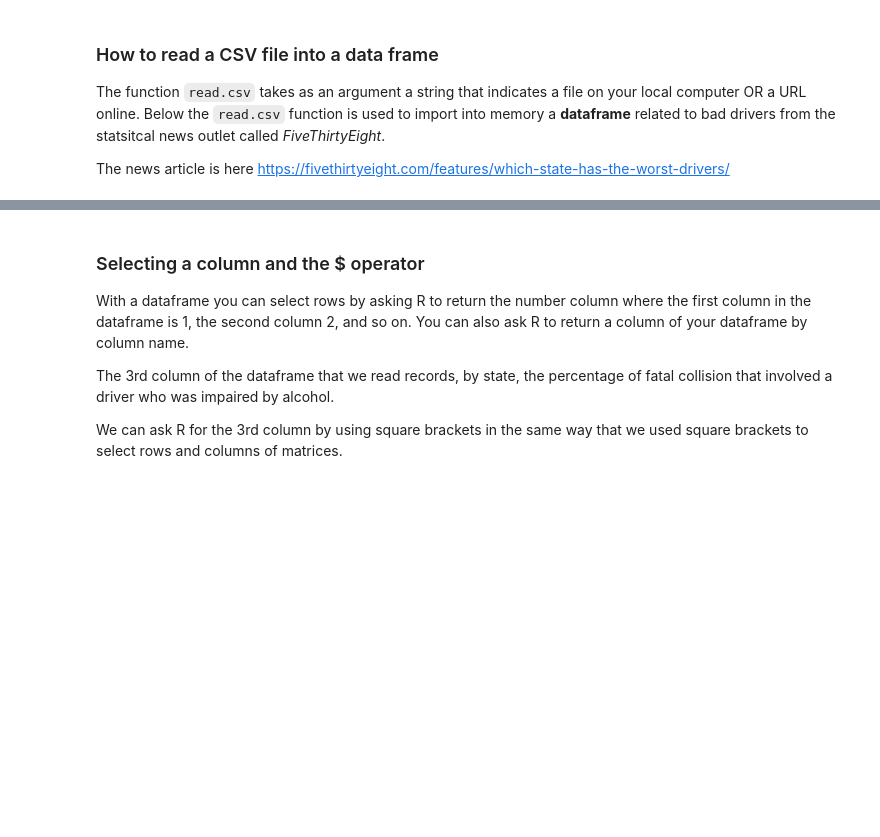
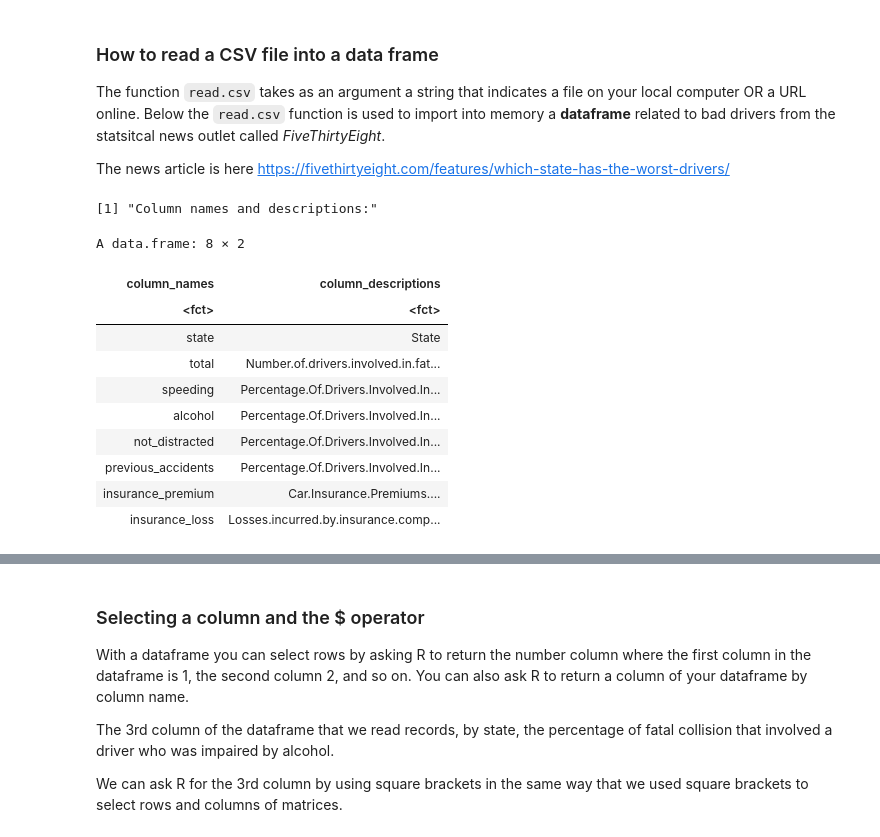
Before and after one commit to computationalUncertaintyLab/2022S_PHDS1, a Jupyter notebook: Lab05/Lab05.ipynb, the cells around one changed output, grey strips where cells are left out. Cells and saved outputs as stored; diff of their text form; code cells hidden in the pictures; blank space fills up the shorter version.

```diff
--- a/Lab05/Lab05.ipynb
+++ b/Lab05/Lab05.ipynb
@@ -12,4 +12,26 @@ The function ``read.csv`` takes as an argument a string that indicates a file on
 Below the ``read.csv`` function is used to import into memory a **dataframe** related to bad drivers from the statsitcal news outlet called *FiveThirtyEight*.
 
 The news article is here https://fivethirtyeight.com/features/which-state-has-the-worst-drivers/
+# %%
+## the line below is how you read in a csv
+d = read.csv("https://raw.githubusercontent.com/fivethirtyeight/data/master/bad-drivers/bad-drivers.csv")
+
+## this is just me making the column names a little easier to handle
+new_cols <- c('state', 'total', 'speeding', 'alcohol', 'not_distracted', 'previous_accidents', 'insurance_premium', 'insurance_loss')
+print('Column names and descriptions:')
+data.frame(column_names = new_cols, column_descriptions = colnames(d))
+colnames(d) = new_cols
+# %% [output]
+[1] "Column names and descriptions:"
+A data.frame: 8 × 2
+| column_names | column_descriptions |
+| <fct> | <fct> |
+| state | State |
+| total | Number.of.drivers.involved.in.fat... |
+| speeding | Percentage.Of.Drivers.Involved.In... |
+| alcohol | Percentage.Of.Drivers.Involved.In... |
+| not_distracted | Percentage.Of.Drivers.Involved.In... |
+| previous_accidents | Percentage.Of.Drivers.Involved.In... |
+| insurance_premium | Car.Insurance.Premiums.... |
+| insurance_loss | Losses.incurred.by.insurance.comp... |
 # %%
```
Also changed, not shown: parts of 21 cells of this notebook.
